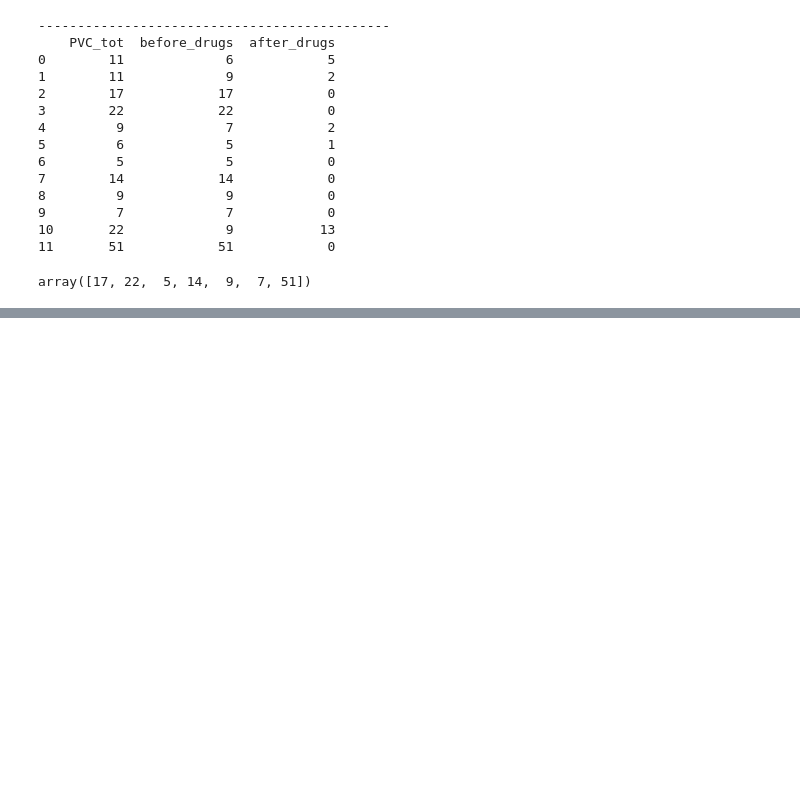
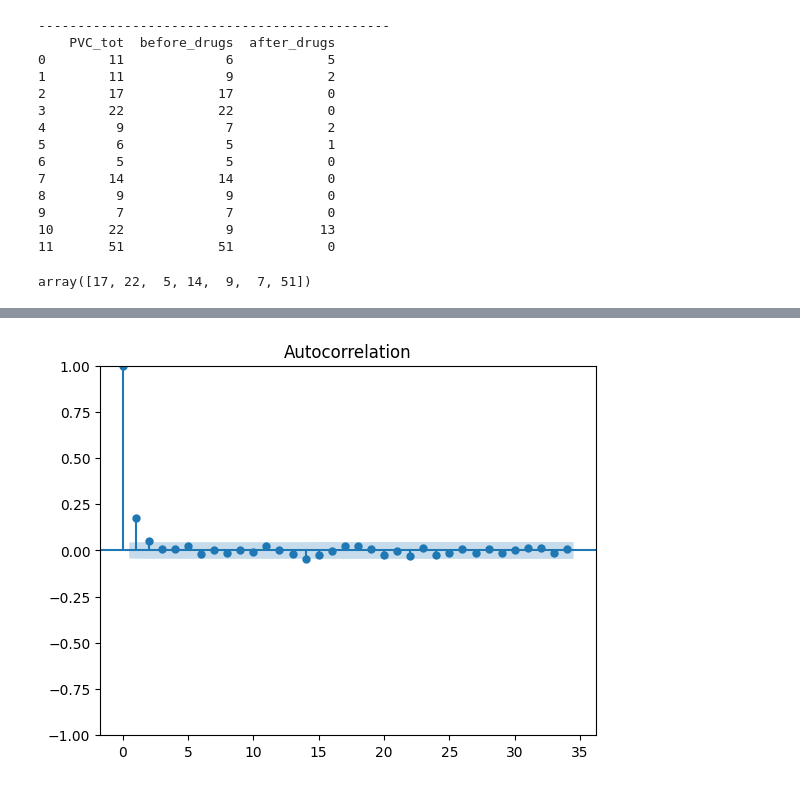
Before and after one commit to Matthieutrtr/Heart_Project, a Jupyter notebook: Gibbs.ipynb, the cells around one changed output, grey strips where cells are left out. Saved outputs shown, nothing was run; the diff lists cells and outputs as text; code cells hidden in the pictures; blank space fills up the shorter version.

```diff
--- a/Gibbs.ipynb
+++ b/Gibbs.ipynb
@@ -154,0 +174,6 @@ ax["D"].legend()
+# %%
+#auto corrélation
+from statsmodels.graphics import tsaplots
+autocorr_alpha = tsaplots.plot_acf(simu[:, 0])
+# %% [output]
+[figure, added]
```
Also changed, not shown: parts of 10 cells of this notebook.
